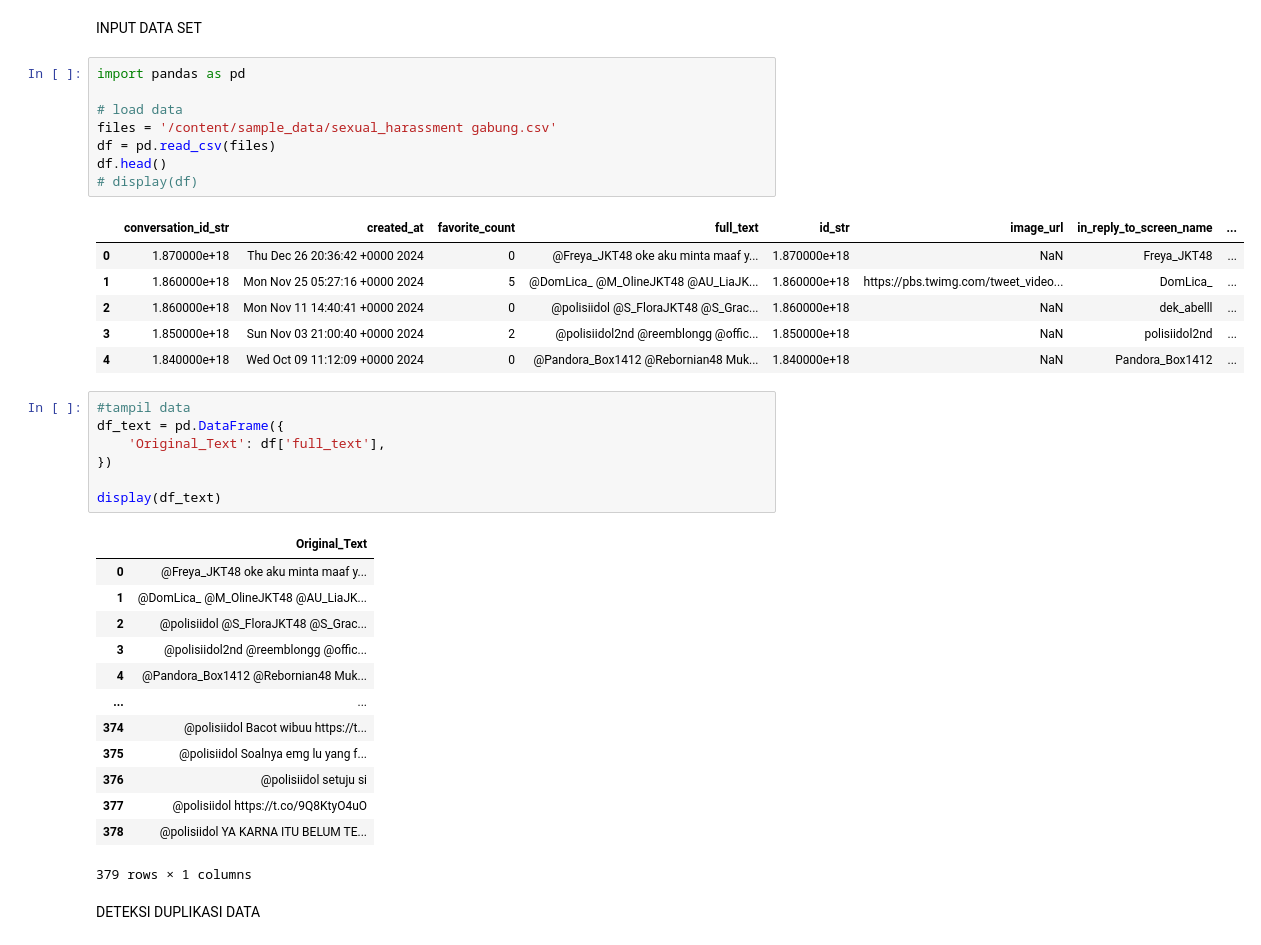
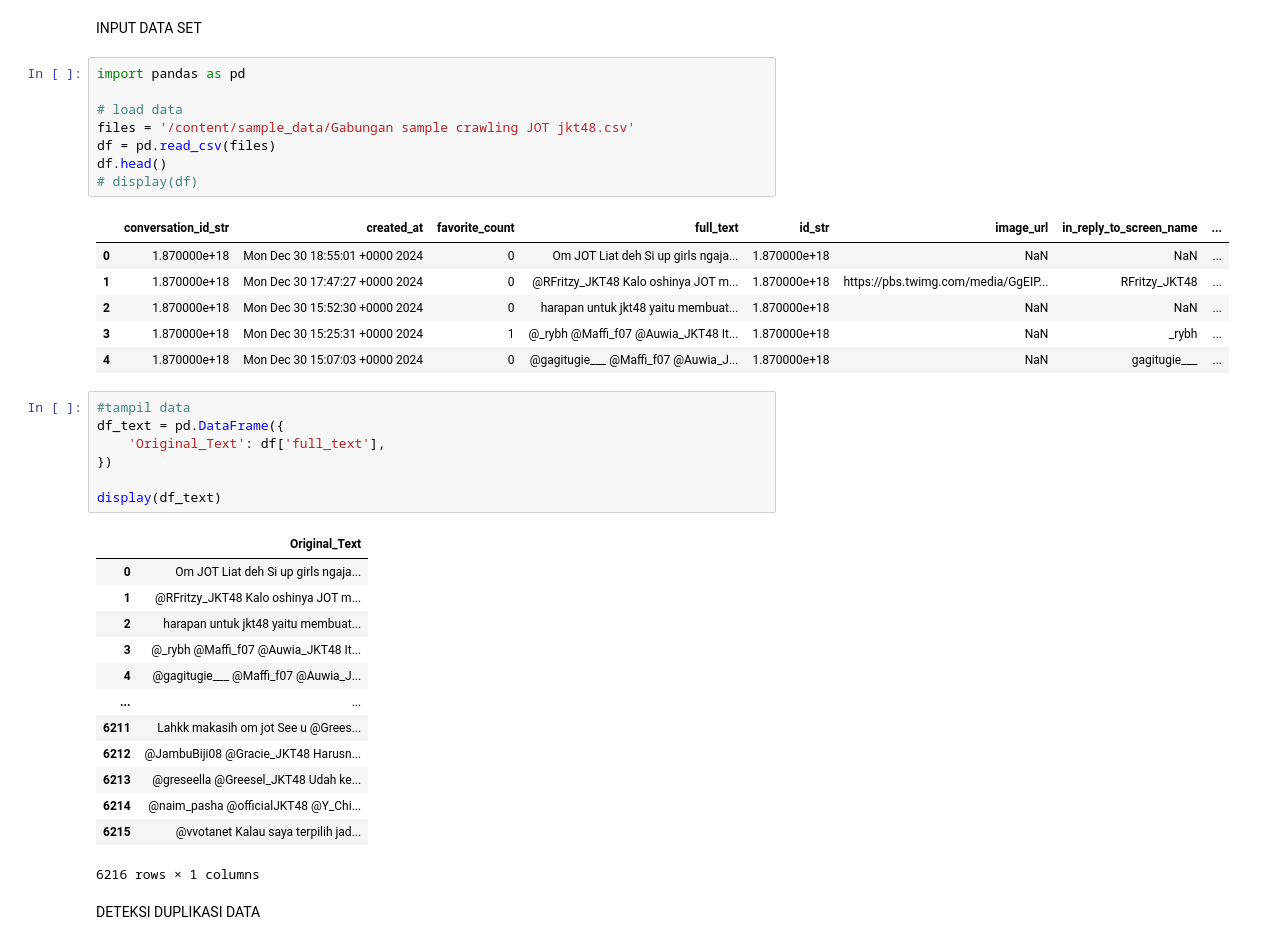
Before and after one commit to Igprad01/Sentimen-Analisis, a Jupyter notebook: Analisis_Sentimen.ipynb, the cells around one changed output. Drawn from its saved outputs; the diff is of its cells as text.

```diff
--- a/Analisis_Sentimen.ipynb
+++ b/Analisis_Sentimen.ipynb
@@ -7,18 +7,18 @@ INPUT DATA SET
 # %%
 import pandas as pd
 
 # load data
-files = '/content/sample_data/sexual_harassment gabung.csv'
+files = '/content/sample_data/Gabungan sample crawling JOT jkt48.csv'
 df = pd.read_csv(files)
 df.head()
 # display(df)
 # %% [output]
 |  | conversation_id_str | created_at | favorite_count | full_text | id_str | image_url | in_reply_to_screen_name | ... |
-| 0 | 1.870000e+18 | Thu Dec 26 20:36:42 +0000 2024 | 0 | @Freya_JKT48 oke aku minta maaf y... | 1.870000e+18 | NaN | Freya_JKT48 | ... |
-| 1 | 1.860000e+18 | Mon Nov 25 05:27:16 +0000 2024 | 5 | @DomLica_ @M_OlineJKT48 @AU_LiaJK... | 1.860000e+18 | https://pbs.twimg.com/tweet_video... | DomLica_ | ... |
-| 2 | 1.860000e+18 | Mon Nov 11 14:40:41 +0000 2024 | 0 | @polisiidol @S_FloraJKT48 @S_Grac... | 1.860000e+18 | NaN | dek_abelll | ... |
-| 3 | 1.850000e+18 | Sun Nov 03 21:00:40 +0000 2024 | 2 | @polisiidol2nd @reemblongg @offic... | 1.850000e+18 | NaN | polisiidol2nd | ... |
-| 4 | 1.840000e+18 | Wed Oct 09 11:12:09 +0000 2024 | 0 | @Pandora_Box1412 @Rebornian48 Muk... | 1.840000e+18 | NaN | Pandora_Box1412 | ... |
+| 0 | 1.870000e+18 | Mon Dec 30 18:55:01 +0000 2024 | 0 | Om JOT Liat deh Si up girls ngaja... | 1.870000e+18 | NaN | NaN | ... |
+| 1 | 1.870000e+18 | Mon Dec 30 17:47:27 +0000 2024 | 0 | @RFritzy_JKT48 Kalo oshinya JOT m... | 1.870000e+18 | https://pbs.twimg.com/media/GgEIP... | RFritzy_JKT48 | ... |
+| 2 | 1.870000e+18 | Mon Dec 30 15:52:30 +0000 2024 | 0 | harapan untuk jkt48 yaitu membuat... | 1.870000e+18 | NaN | NaN | ... |
+| 3 | 1.870000e+18 | Mon Dec 30 15:25:31 +0000 2024 | 1 | @_rybh @Maffi_f07 @Auwia_JKT48 It... | 1.870000e+18 | NaN | _rybh | ... |
+| 4 | 1.870000e+18 | Mon Dec 30 15:07:03 +0000 2024 | 0 | @gagitugie___ @Maffi_f07 @Auwia_J... | 1.870000e+18 | NaN | gagitugie___ | ... |
 # %%
 #tampil data
 df_text = pd.DataFrame({
@@ -28,18 +28,18 @@ df_text = pd.DataFrame({
 display(df_text)
 # %% [output]
 |  | Original_Text |
-| 0 | @Freya_JKT48 oke aku minta maaf y... |
-| 1 | @DomLica_ @M_OlineJKT48 @AU_LiaJK... |
-| 2 | @polisiidol @S_FloraJKT48 @S_Grac... |
-| 3 | @polisiidol2nd @reemblongg @offic... |
-| 4 | @Pandora_Box1412 @Rebornian48 Muk... |
+| 0 | Om JOT Liat deh Si up girls ngaja... |
+| 1 | @RFritzy_JKT48 Kalo oshinya JOT m... |
+| 2 | harapan untuk jkt48 yaitu membuat... |
+| 3 | @_rybh @Maffi_f07 @Auwia_JKT48 It... |
+| 4 | @gagitugie___ @Maffi_f07 @Auwia_J... |
 | ... | ... |
-| 374 | @polisiidol Bacot wibuu https://t... |
-| 375 | @polisiidol Soalnya emg lu yang f... |
-| 376 | @polisiidol setuju si |
-| 377 | @polisiidol https://t.co/9Q8KtyO4uO |
-| 378 | @polisiidol YA KARNA ITU BELUM TE... |
+| 6211 | Lahkk makasih om jot See u @Grees... |
+| 6212 | @JambuBiji08 @Gracie_JKT48 Harusn... |
+| 6213 | @greseella @Greesel_JKT48 Udah ke... |
+| 6214 | @naim_pasha @officialJKT48 @Y_Chi... |
+| 6215 | @vvotanet Kalau saya terpilih jad... |
-379 rows × 1 columns
+6216 rows × 1 columns
 # %% [markdown]
 DETEKSI DUPLIKASI DATA
 # %%
```
Also changed, not shown: parts of 7 cells of this notebook.
